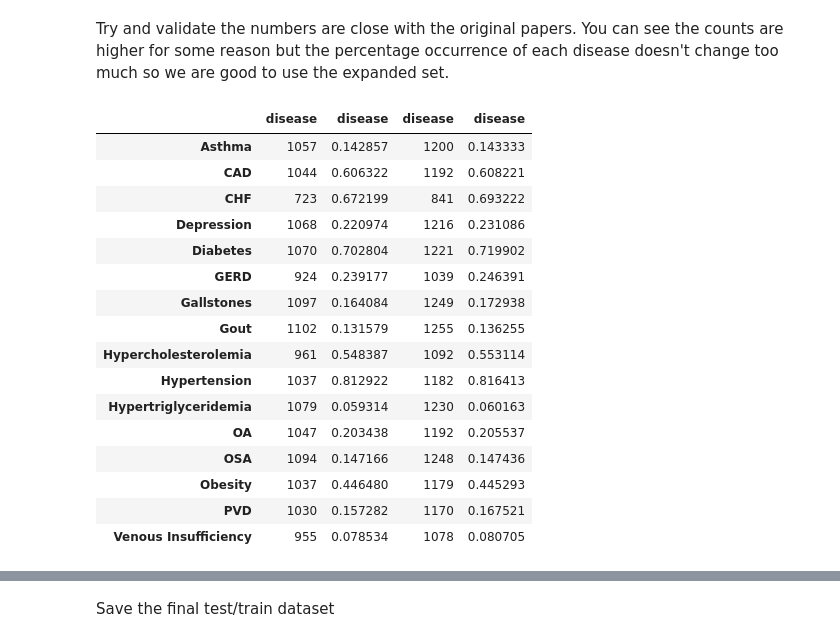
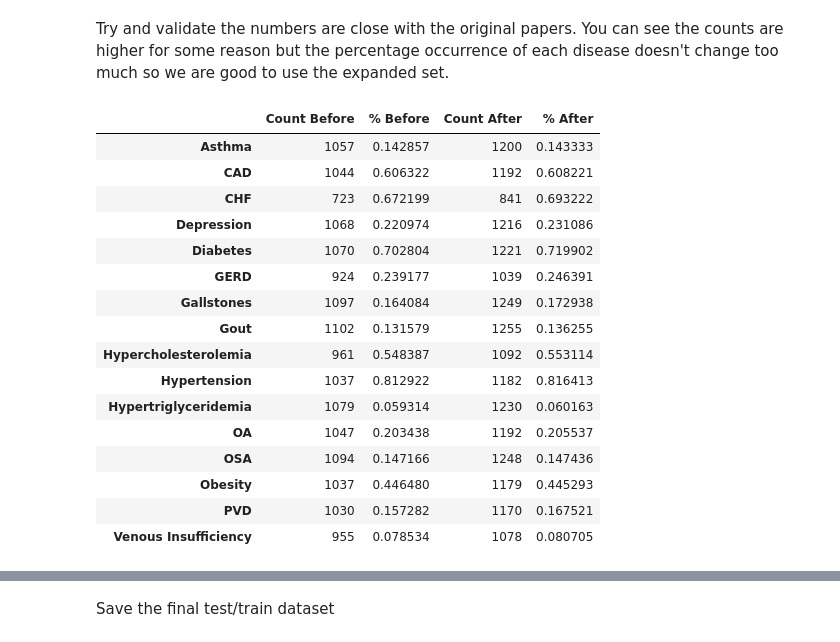
Before and after one commit to chriskabat63/CS598FinalProject, a Jupyter notebook: Project Workbook Create Embeddings - 156.ipynb, the cells around one changed output, grey strips where cells are left out. Drawn from its saved outputs; the diff is of its cells as text; code cells hidden in the pictures.

```diff
--- a/Project Workbook Create Embeddings - 156.ipynb
+++ b/Project Workbook Create Embeddings - 156.ipynb
@@ -64,11 +62,15 @@ alldocs_df_large_right = alldocs_df[alldocs_df['word_count'] > token_max].copy()
 
 #Get the right words and the left words and then concatenate all 3 and recacluate
 if isTokenized:
-    alldocs_df_large_left[tokenize_field] = alldocs_df_large_left[tokenize_field].apply(lambda x: [word for word in x[:(token_max-1)]])
-    alldocs_df_large_right[tokenize_field] = alldocs_df_large_right[tokenize_field].apply(lambda x: [word for word in x[token_max:(2*token_max)]])
+    #alldocs_df_large_left[tokenize_field] = alldocs_df_large_left[tokenize_field].apply(lambda x: [word for word in x[:(token_max-1)]])
+    #alldocs_df_large_right[tokenize_field] = alldocs_df_large_right[tokenize_field].apply(lambda x: [word for word in x[token_max:(2*token_max)]])
+    alldocs_df_large_left[tokenize_field] = alldocs_df_large_left[tokenize_field].apply(lambda x: [word for word in x[:(token_max)]])
+    alldocs_df_large_right[tokenize_field] = alldocs_df_large_right[tokenize_field].apply(lambda x: [word for word in x[(len(x)-token_max):len(x)]])
 else:
-    alldocs_df_large_left[tokenize_field] = alldocs_df_large_left[tokenize_field].apply(lambda x: ' '.join([word for word in x.split()[:(token_max-1)]]))
-    alldocs_df_large_right[tokenize_field] = alldocs_df_large_right[tokenize_field].apply(lambda x: ' '.join([word for word in x.split()[token_max:(2*token_max)]]))
+    #alldocs_df_large_left[tokenize_field] = alldocs_df_large_left[tokenize_field].apply(lambda x: ' '.join([word for word in x.split()[:(token_max-1)]]))
+    #alldocs_df_large_right[tokenize_field] = alldocs_df_large_right[tokenize_field].apply(lambda x: ' '.join([word for word in x.split()[token_max:(2*token_max)]]))
+    alldocs_df_large_left[tokenize_field] = alldocs_df_large_left[tokenize_field].apply(lambda x: ' '.join([word for word in x.split()[:(token_max)]]))
+    alldocs_df_large_right[tokenize_field] = alldocs_df_large_right[tokenize_field].apply(lambda x: ' '.join([word for word in x.split()[(len(x.split())-token_max):len(x.split())]]))
 
 alldocs_df_expanded = pd.concat([alldocs_df_ok,alldocs_df_large_right,alldocs_df_large_left])
 
@@ -165,11 +178,17 @@ Try and validate the numbers are close with the original papers.  You can see th
 # %%
 df_before = pd.concat([all_df['disease'].value_counts().sort_index(0),all_df[all_df['judgment']==True]['disease'].value_counts().sort_index(0)/all_df['disease'].value_counts().sort_index(0)],axis =1)
 df_after = pd.concat([all_df_expanded['disease'].value_counts().sort_index(0),all_df_expanded[all_df_expanded['judgment']==True]['disease'].value_counts().sort_index(0)/all_df_expanded['disease'].value_counts().sort_index(0)],axis =1)
 df_all = pd.concat([df_before,df_after], axis=1)
 
+mapping = {df_all.columns[0]:'new0', df_all.columns[1]: 'new1'}
+
+df_all.columns.values[0] = 'Count Before'
+df_all.columns.values[1] = '% Before'
+df_all.columns.values[2] = 'Count After'
+df_all.columns.values[3] = '% After'
 df_all
 # %% [output]
-|  | disease | disease | disease | disease |
+|  | Count Before | % Before | Count After | % After |
 | Asthma | 1057 | 0.142857 | 1200 | 0.143333 |
 | CAD | 1044 | 0.606322 | 1192 | 0.608221 |
 | CHF | 723 | 0.672199 | 841 | 0.693222 |
```
Also changed, not shown: parts of 6 cells of this notebook, 3 other files.
